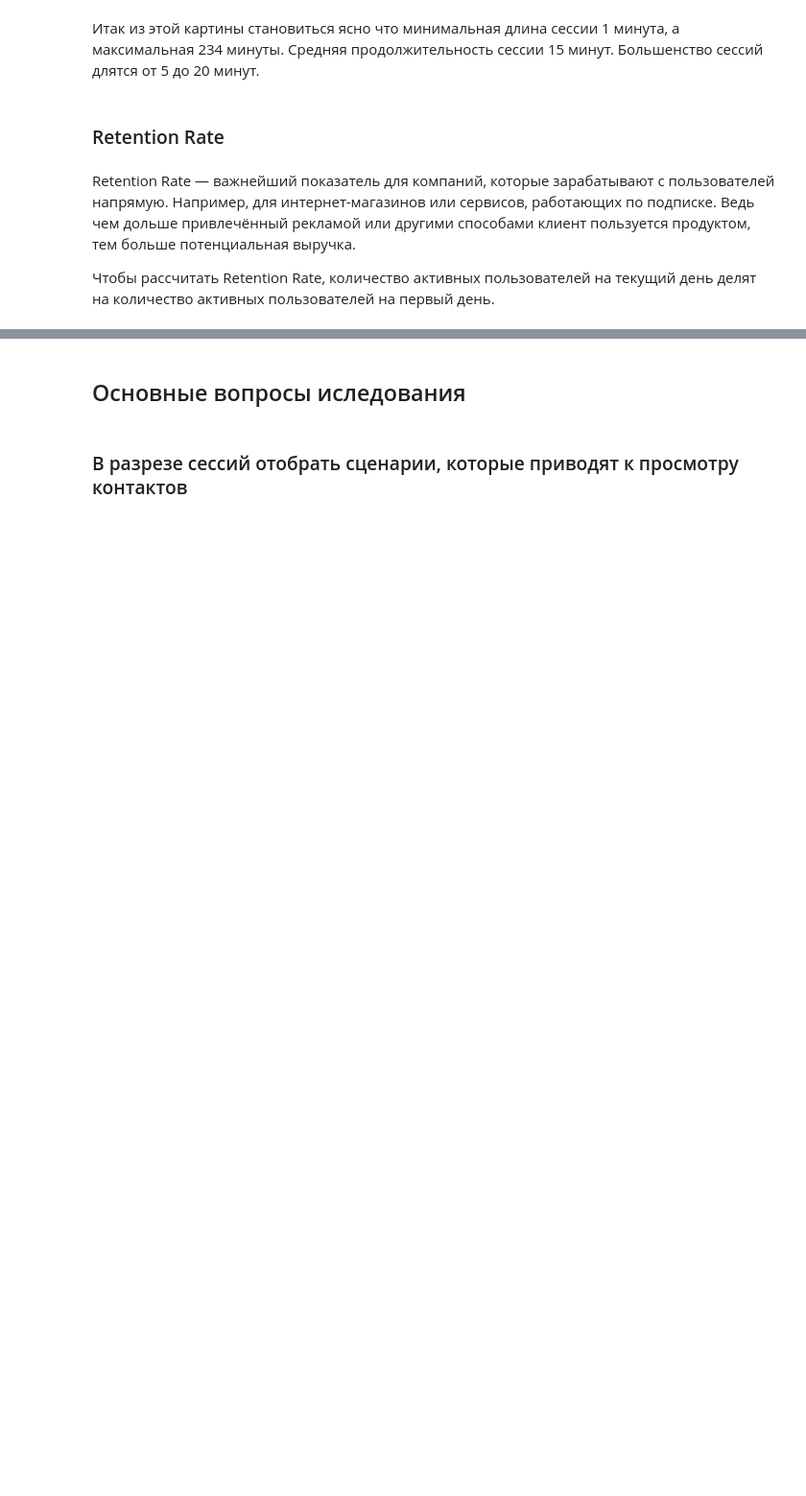
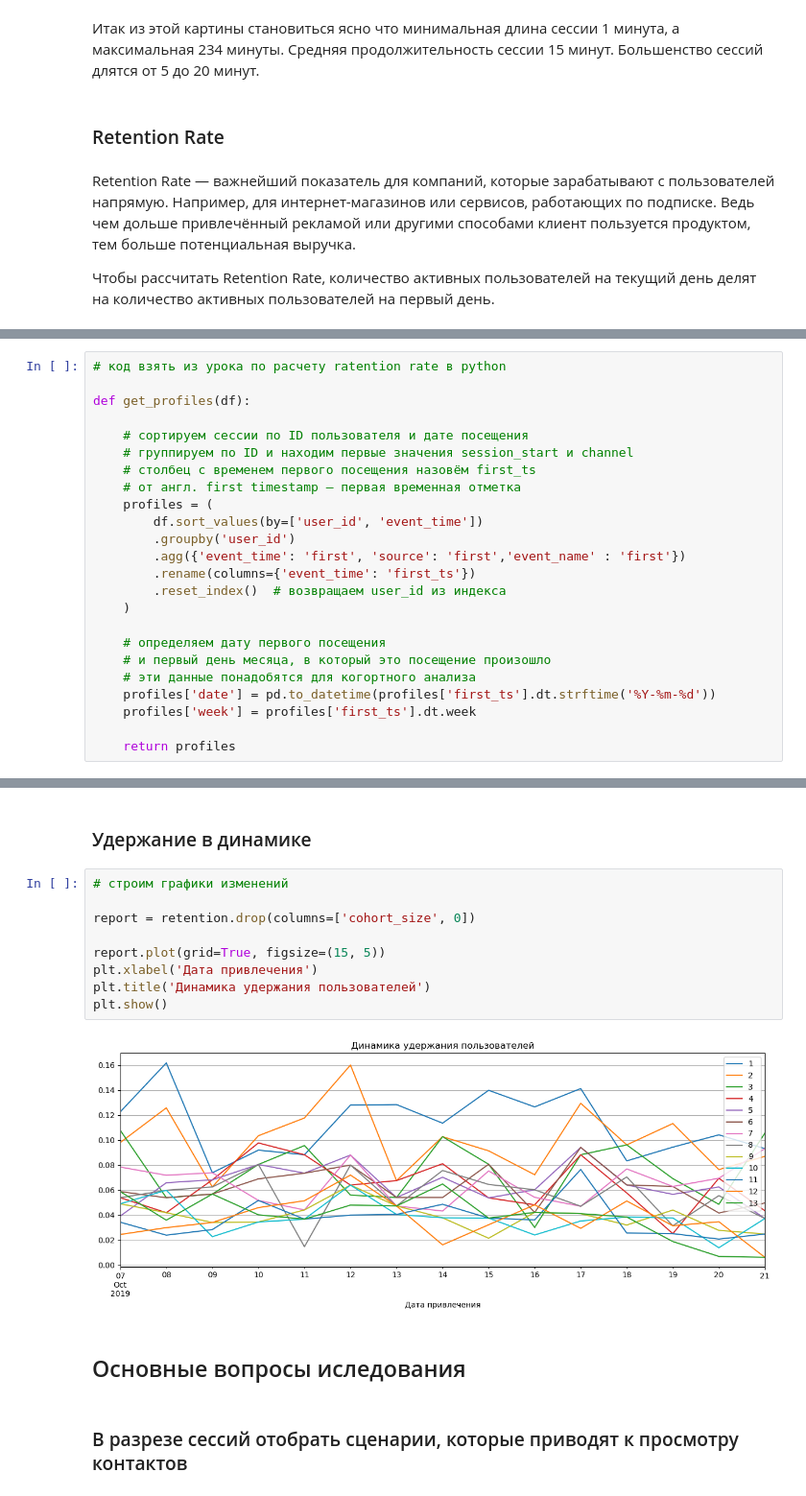
Before and after one commit to DaniilDonike/study_projects, a Jupyter notebook: Apps. Финальный проект/Project_first_try.ipynb, the cells around one changed output, grey strips where cells are left out. Shown: that part at 96% size. Saved outputs shown, nothing was run; the diff lists cells and outputs as text; blank space fills up the shorter version.

```diff
--- a/Apps. Финальный проект/Project_first_try.ipynb
+++ b/Apps. Финальный проект/Project_first_try.ipynb
@@ -388,0 +392,24 @@ Retention Rate — важнейший показатель для компани
+# %%
+# код взять из урока по расчету ratention rate в python
+
+def get_profiles(df):
+
+    # сортируем сессии по ID пользователя и дате посещения
+    # группируем по ID и находим первые значения session_start и channel
+    # столбец с временем первого посещения назовём first_ts
+    # от англ. first timestamp — первая временная отметка
+    profiles = (
+        df.sort_values(by=['user_id', 'event_time'])
+        .groupby('user_id')
+        .agg({'event_time': 'first', 'source': 'first','event_name' : 'first'})
+        .rename(columns={'event_time': 'first_ts'})
+        .reset_index()  # возвращаем user_id из индекса
+    )
+
+    # определяем дату первого посещения
+    # и первый день месяца, в который это посещение произошло
+    # эти данные понадобятся для когортного анализа
+    profiles['date'] = pd.to_datetime(profiles['first_ts'].dt.strftime('%Y-%m-%d'))
+    profiles['week'] = profiles['first_ts'].dt.week
+
+    return profiles
@@ -391,3 +547,16 @@ Retention Rate — важнейший показатель для компани
+# %% [markdown]
+### Удержание в динамике
+# %%
+# строим графики изменений
+
+report = retention.drop(columns=['cohort_size', 0])
+
+report.plot(grid=True, figsize=(15, 5))
+plt.xlabel('Дата привлечения')
+plt.title('Динамика удержания пользователей')
+plt.show()
+# %% [output]
+[figure, added]
 # %% [markdown]
 ## Основные вопросы иследования
 # %% [markdown]
```
Also changed, not shown: parts of 10 cells of this notebook.
